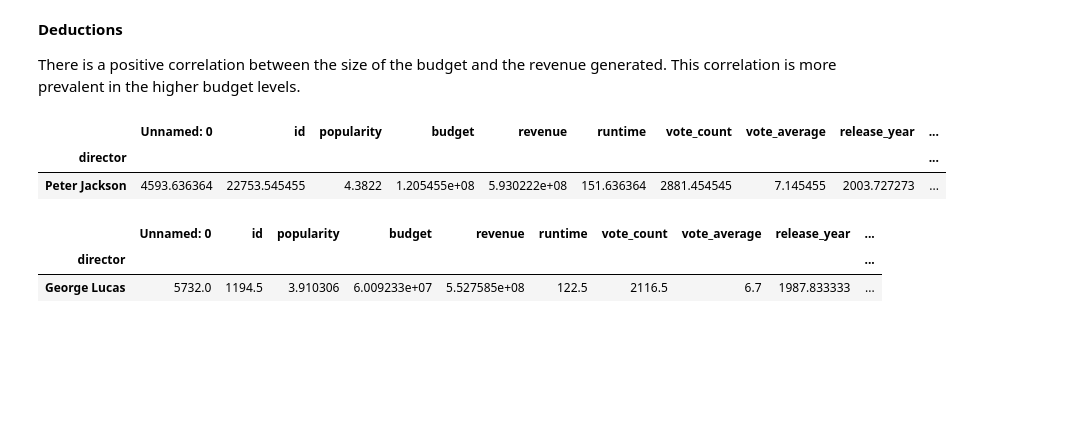
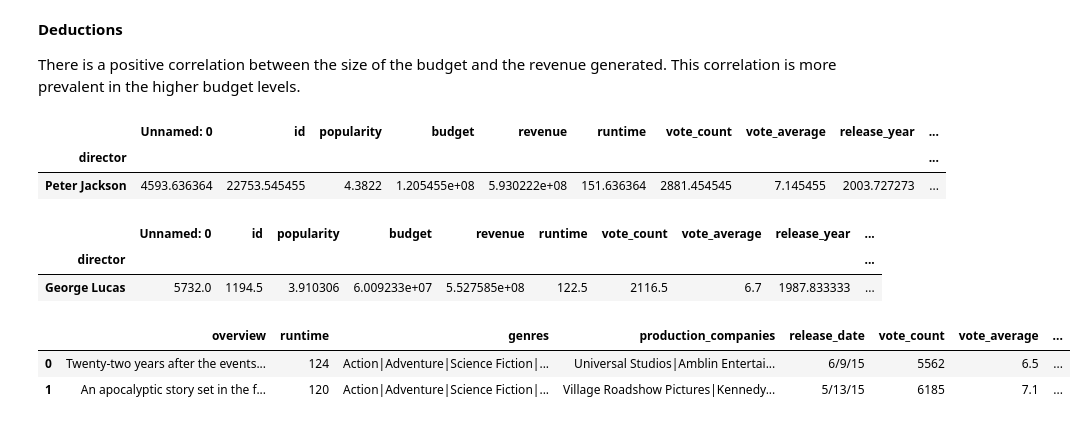
Before and after one commit to matt-fielding8/Investigate-Movie-Dataset, a Jupyter notebook: jnotebooks/Investigate a Dataset - Movie.ipynb, the cells around one changed output. Drawn from its saved outputs; the diff is of its cells as text; code cells hidden in the pictures; blank space fills up the shorter version.

```diff
--- a/jnotebooks/Investigate a Dataset - Movie.ipynb
+++ b/jnotebooks/Investigate a Dataset - Movie.ipynb
@@ -407,3 +409,9 @@ dir_means5.query('profit_adj == @max_prof5') #George Lucas highest average adjus
 |  | Unnamed: 0 | id | popularity | budget | revenue | runtime | vote_count | vote_average | release_year | ... |
 | director |  |  |  |  |  |  |  |  |  | ... |
 | George Lucas | 5732.0 | 1194.5 | 3.910306 | 6.009233e+07 | 5.527585e+08 | 122.5 | 2116.5 | 6.7 | 1987.833333 | ... |
+# %%
+df_new.loc[0:1, 'overview': ]
+# %% [output]
+|  | overview | runtime | genres | production_companies | release_date | vote_count | vote_average | ... |
+| 0 | Twenty-two years after the events... | 124 | Action|Adventure|Science Fiction|... | Universal Studios|Amblin Entertai... | 6/9/15 | 5562 | 6.5 | ... |
+| 1 | An apocalyptic story set in the f... | 120 | Action|Adventure|Science Fiction|... | Village Roadshow Pictures|Kennedy... | 5/13/15 | 6185 | 7.1 | ... |
```
Also changed, not shown: parts of 5 cells of this notebook, 1 other file.
